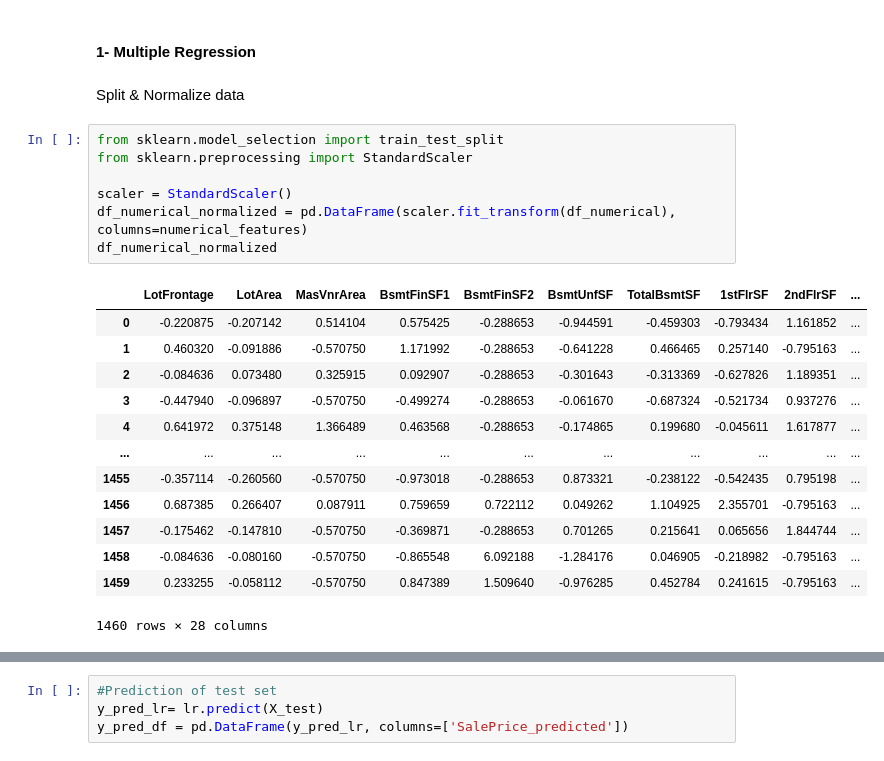
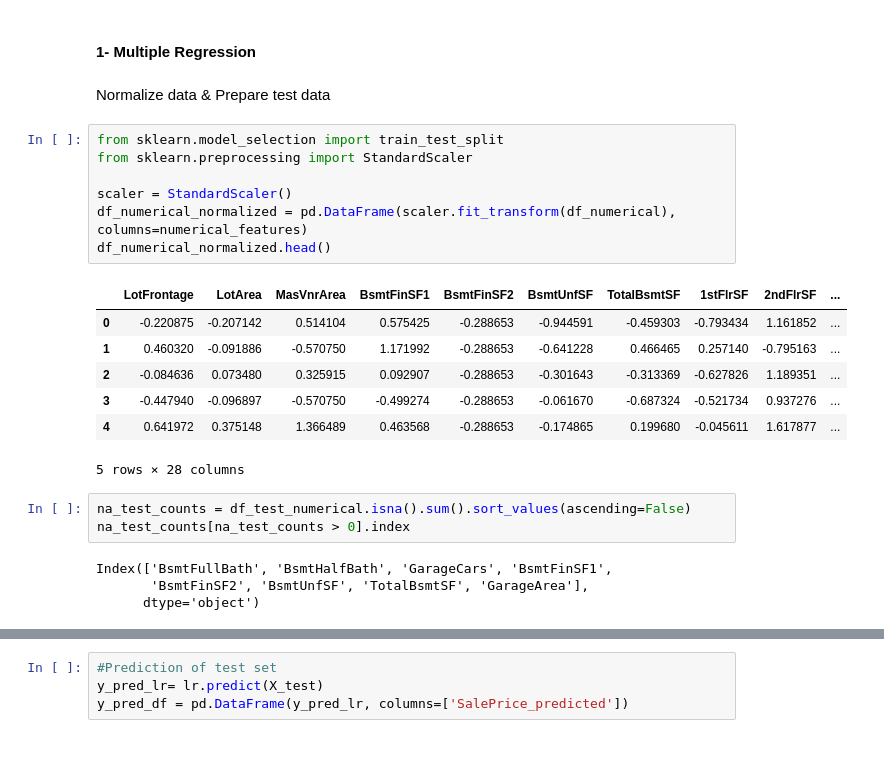
Before and after one commit to EL-MEHDI-git/Kaggle-competition-house-prices-advanced-regression-techniques, a Jupyter notebook: house-prices-advanced-regression-techniques.ipynb, the cells around one changed output, grey strips where cells are left out. Cells and saved outputs as stored; diff of their text form.

```diff
--- a/house-prices-advanced-regression-techniques.ipynb
+++ b/house-prices-advanced-regression-techniques.ipynb
@@ -334,26 +346,27 @@ Regarding an overview of house prices, we observe that for both the month and ye
 - XgBoost
 # %% [markdown]
 #### 1- Multiple Regression
-# %% [markdown]
-Split & Normalize data
+# %% [markdown]
+Normalize data & Prepare test data
 # %%
 from sklearn.model_selection import train_test_split
 from sklearn.preprocessing import StandardScaler
 
 scaler = StandardScaler()
 df_numerical_normalized = pd.DataFrame(scaler.fit_transform(df_numerical), columns=numerical_features)
-df_numerical_normalized
+df_numerical_normalized.head()
 # %% [output]
 |  | LotFrontage | LotArea | MasVnrArea | BsmtFinSF1 | BsmtFinSF2 | BsmtUnfSF | TotalBsmtSF | 1stFlrSF | 2ndFlrSF | ... |
 | 0 | -0.220875 | -0.207142 | 0.514104 | 0.575425 | -0.288653 | -0.944591 | -0.459303 | -0.793434 | 1.161852 | ... |
 | 1 | 0.460320 | -0.091886 | -0.570750 | 1.171992 | -0.288653 | -0.641228 | 0.466465 | 0.257140 | -0.795163 | ... |
 | 2 | -0.084636 | 0.073480 | 0.325915 | 0.092907 | -0.288653 | -0.301643 | -0.313369 | -0.627826 | 1.189351 | ... |
 | 3 | -0.447940 | -0.096897 | -0.570750 | -0.499274 | -0.288653 | -0.061670 | -0.687324 | -0.521734 | 0.937276 | ... |
 | 4 | 0.641972 | 0.375148 | 1.366489 | 0.463568 | -0.288653 | -0.174865 | 0.199680 | -0.045611 | 1.617877 | ... |
-| ... | ... | ... | ... | ... | ... | ... | ... | ... | ... | ... |
-| 1455 | -0.357114 | -0.260560 | -0.570750 | -0.973018 | -0.288653 | 0.873321 | -0.238122 | -0.542435 | 0.795198 | ... |
-| 1456 | 0.687385 | 0.266407 | 0.087911 | 0.759659 | 0.722112 | 0.049262 | 1.104925 | 2.355701 | -0.795163 | ... |
-| 1457 | -0.175462 | -0.147810 | -0.570750 | -0.369871 | -0.288653 | 0.701265 | 0.215641 | 0.065656 | 1.844744 | ... |
-| 1458 | -0.084636 | -0.080160 | -0.570750 | -0.865548 | 6.092188 | -1.284176 | 0.046905 | -0.218982 | -0.795163 | ... |
-| 1459 | 0.233255 | -0.058112 | -0.570750 | 0.847389 | 1.509640 | -0.976285 | 0.452784 | 0.241615 | -0.795163 | ... |
-1460 rows × 28 columns
+5 rows × 28 columns
+# %%
+na_test_counts = df_test_numerical.isna().sum().sort_values(ascending=False)
+na_test_counts[na_test_counts > 0].index
+# %% [output]
+Index(['BsmtFullBath', 'BsmtHalfBath', 'GarageCars', 'BsmtFinSF1',
+       'BsmtFinSF2', 'BsmtUnfSF', 'TotalBsmtSF', 'GarageArea'],
+      dtype='object')
```
Also changed, not shown: parts of 21 cells of this notebook.
